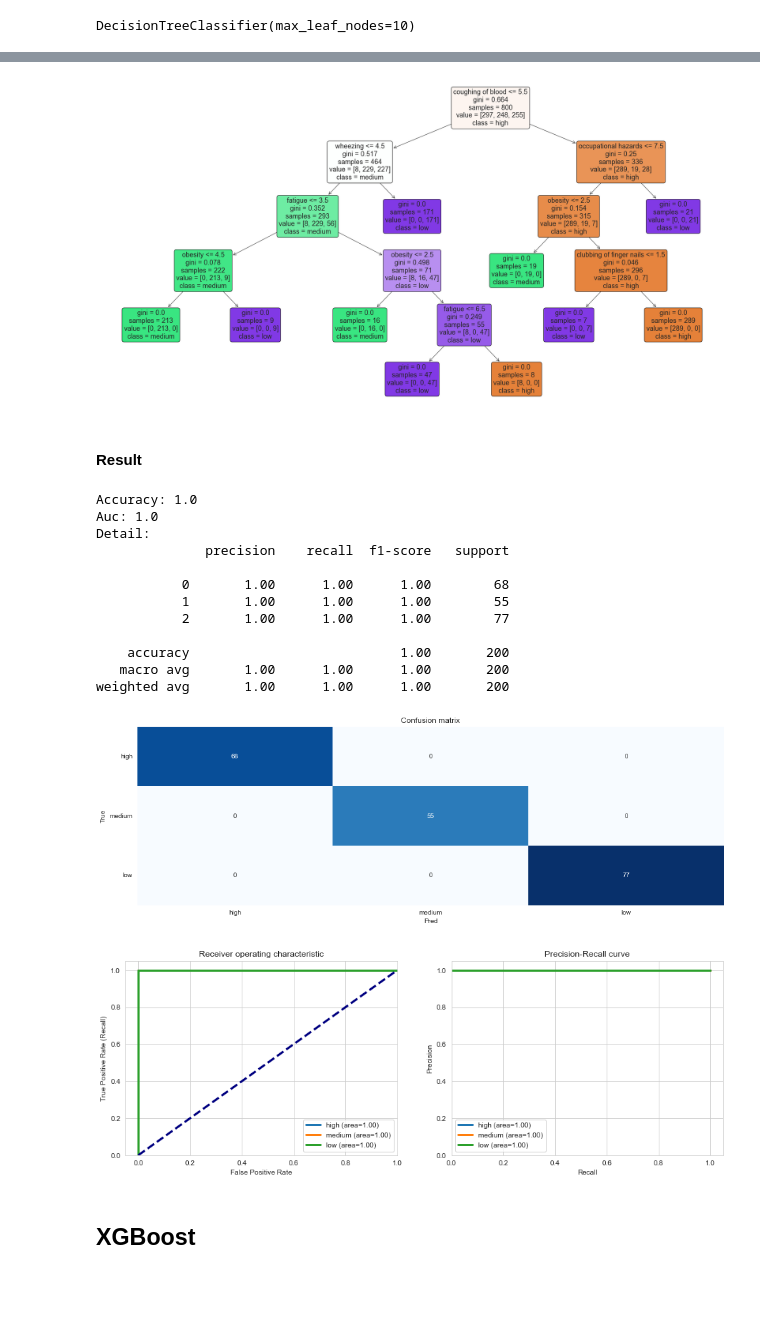
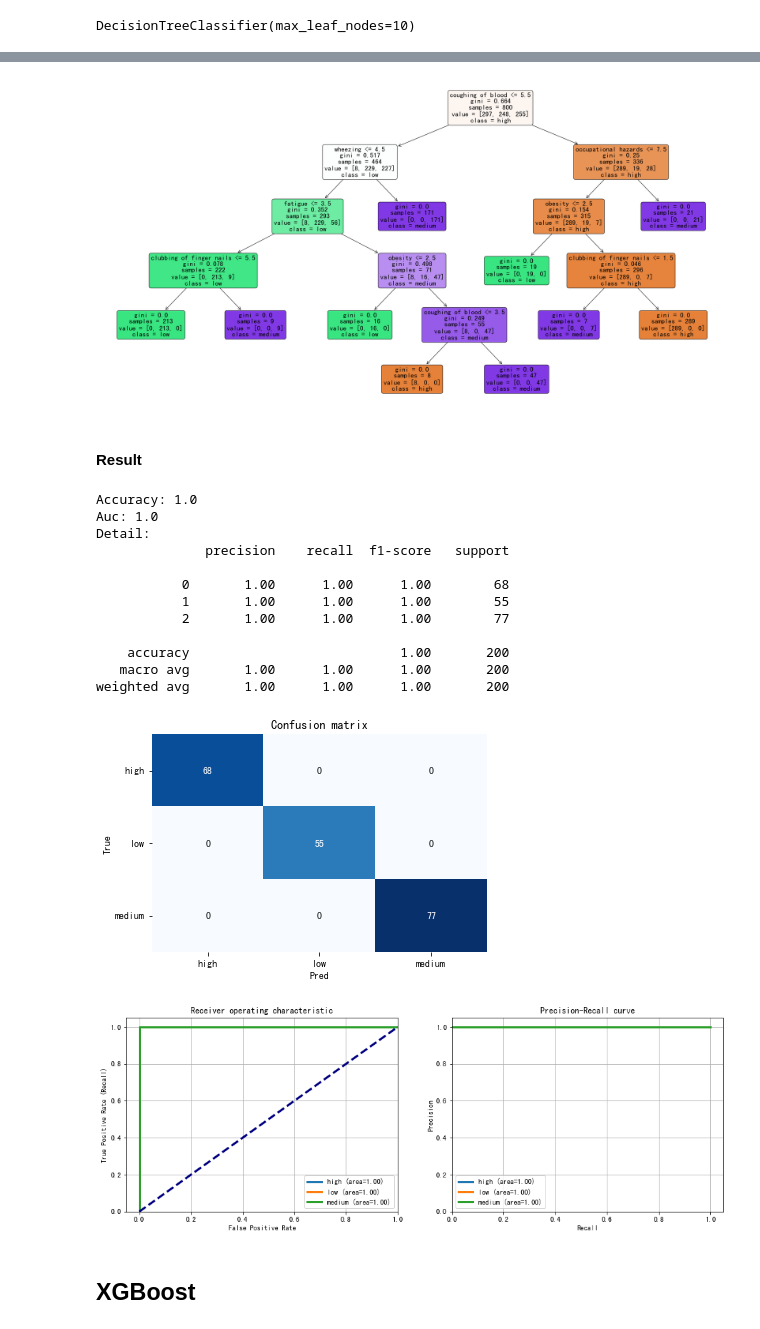
Before and after one commit to oraclekaia/BI_fin_project, a Jupyter notebook: lung_cancer.ipynb, the cells around one changed output, grey strips where cells are left out. Saved outputs shown, nothing was run; the diff lists cells and outputs as text; code cells hidden in the pictures; blank space fills up the shorter version.

```diff
--- a/lung_cancer.ipynb
+++ b/lung_cancer.ipynb
@@ -338,7 +363,7 @@ memory usage: 183.7 KB
 # %% [markdown]
 ## train_test_split
 # %%
-y=data_le.level
+y=data_le.level2
 
 features_all=['age', 'gender', 'air pollution', 'alcohol use',
 'dust allergy', 'occupational hazards', 'genetic risk', 'chronic lung disease',
@@ -410,7 +435,7 @@ max_leaf = 16, min_samples = 20, accuracy = 1.0
 max_leaf = 16, min_samples = 30, accuracy = 1.0
 max_leaf = 16, min_samples = 40, accuracy = 1.0
 # %%
-dt_all = DecisionTreeClassifier(criterion='gini', max_leaf_nodes=10)
+dt_all = DecisionTreeClassifier(max_leaf_nodes=10)
 dt_all.fit(X_train_all, y_train_all)
 # %% [output]
 DecisionTreeClassifier(max_leaf_nodes=10)
@@ -470,6 +507,6 @@ Variable: snoring              Importance: 0.0
 # %%
 # classes = np.unique(y_test_all)
-classes=['high', 'medium', 'low']
+classes=['high', 'low', 'medium']
 y_test_array = pd.get_dummies(y_test_all, drop_first=False).values
 
 ## Accuracy, Precision, Recall
@@ -547,7 +584,7 @@ weighted avg       1.00      1.00      1.00       200
 # %% [markdown]
 ### train_test_split_II
 # %%
-y=data_le.level
+y=data_le.level2
 
 features_dt=['occupational hazards', 'obesity', 'coughing of blood',
             'fatigue', 'wheezing','clubbing of finger nails']
@@ -570,7 +615,7 @@ predicted_dt = dt_part.predict(X_test_dt)
 predicted_prob_dt = dt_part.predict_proba(X_test_dt)
 # %%
 from matplotlib.colors import ListedColormap, to_rgb
-class_name=['high', 'medium', 'low']
+class_name=['high', 'low', 'medium']
 fig=plt.figure(figsize=(30, 16))
 colors = ['lightcoral', 'orange', 'cornflowerblue']
 # 'cornflowerblue'
@@ -588,12 +633,12 @@ for artist, impurity, value in zip(cancer_tree, dt_part.tree_.impurity, dt_part.
     # artist.get_bbox_patch().set_facecolor((f + (1-f)*r, f + (1-f)*g, f + (1-f)*b))
     artist.get_bbox_patch().set_edgecolor('black')
 # %% [output]
-[figure, old version]
+[figure, new version]
 # %% [markdown]
 #### Result
 # %%
 # classes = np.unique(y_test_all)
-classes=['high', 'medium', 'low']
+classes=['high', 'low', 'medium']
 y_test_array = pd.get_dummies(y_test_dt, drop_first=False).values
 
 ## Accuracy, Precision, Recall
@@ -639,35 +684,35 @@ ax[0].set(xlim=[-0.05,1.0], ylim=[0.0,1.05],
           title="Receiver operating characteristic")
 ax[0].legend(loc="lower right")
 ax[0].grid(True)
 
 ## Plot precision-recall curve
 for i in range(len(classes)):
     precision, recall, thresholds = metrics.precision_recall_curve(
                  y_test_array[:,i], predicted_prob_dt[:,i])
     ax[1].plot(recall, precision, lw=3,
                label='{0} (area={1:0.2f})'.format(classes[i],
                                   metrics.auc(recall, precision))
               )
 ax[1].set(xlim=[0.0,1.05], ylim=[0.0,1.05], xlabel='Recall',
           ylabel="Precision", title="Precision-Recall curve")
 ax[1].legend(loc="best")
 ax[1].grid(True)
 plt.show()
 # %% [output]
 Accuracy: 1.0
 Auc: 1.0
 Detail:
               precision    recall  f1-score   support
 
            0       1.00      1.00      1.00        68
            1       1.00      1.00      1.00        55
            2       1.00      1.00      1.00        77
 
     accuracy                           1.00       200
    macro avg       1.00      1.00      1.00       200
 weighted avg       1.00      1.00      1.00       200
-[figure, old version]
+[figure, new version]
-[figure, old version]
+[figure, new version]
 # %% [markdown]
 ## XGBoost
 # %% [markdown]
```
Also changed, not shown: parts of 21 cells of this notebook, 2 other files.
